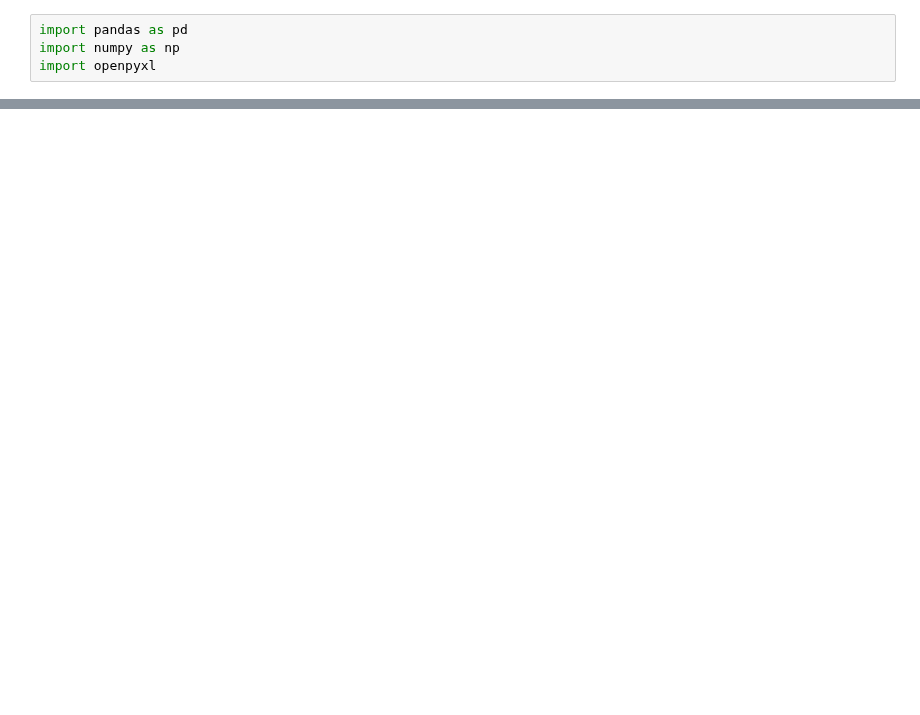
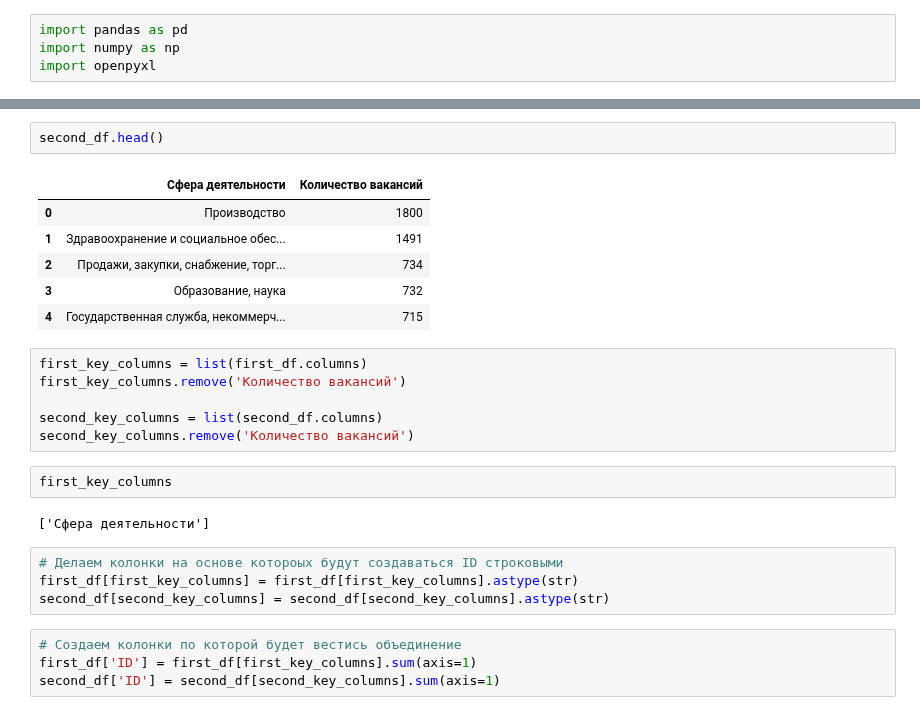
Before and after one commit to t0r1n88/Dodger_2023, a Jupyter notebook: contrast_data_trudvsem.ipynb, the cells around one changed output, grey strips where cells are left out. Cells and saved outputs as stored; diff of their text form; blank space fills up the shorter version.

```diff
--- a/contrast_data_trudvsem.ipynb
+++ b/contrast_data_trudvsem.ipynb
@@ -8,0 +34,27 @@ import openpyxl
+# %%
+second_df.head()
+# %% [output]
+|  | Сфера деятельности | Количество вакансий |
+| 0 | Производство | 1800 |
+| 1 | Здравоохранение и социальное обес... | 1491 |
+| 2 | Продажи, закупки, снабжение, торг... | 734 |
+| 3 | Образование, наука | 732 |
+| 4 | Государственная служба, некоммерч... | 715 |
+# %%
+first_key_columns = list(first_df.columns)
+first_key_columns.remove('Количество вакансий')
+
+second_key_columns = list(second_df.columns)
+second_key_columns.remove('Количество вакансий')
+# %%
+first_key_columns
+# %% [output]
+['Сфера деятельности']
+# %%
+# Делаем колонки на основе котороых будут создаваться ID строковыми
+first_df[first_key_columns] = first_df[first_key_columns].astype(str)
+second_df[second_key_columns] = second_df[second_key_columns].astype(str)
+# %%
+# Создаем колонки по которой будет вестись объединение
+first_df['ID'] = first_df[first_key_columns].sum(axis=1)
+second_df['ID'] = second_df[second_key_columns].sum(axis=1)
```
Also changed, not shown: parts of 17 cells of this notebook.
